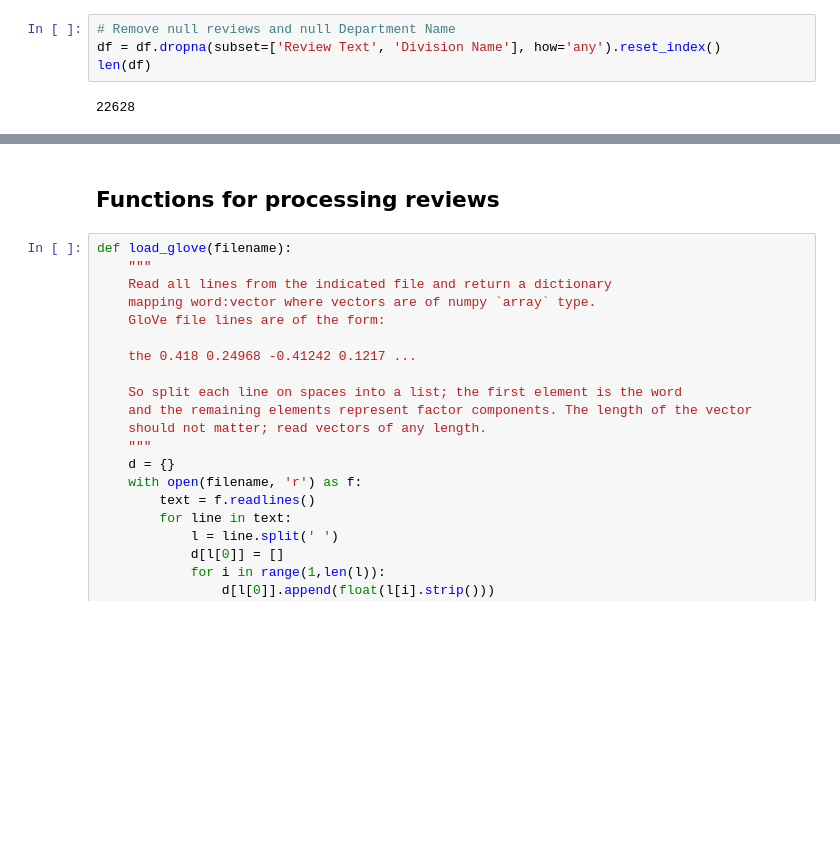
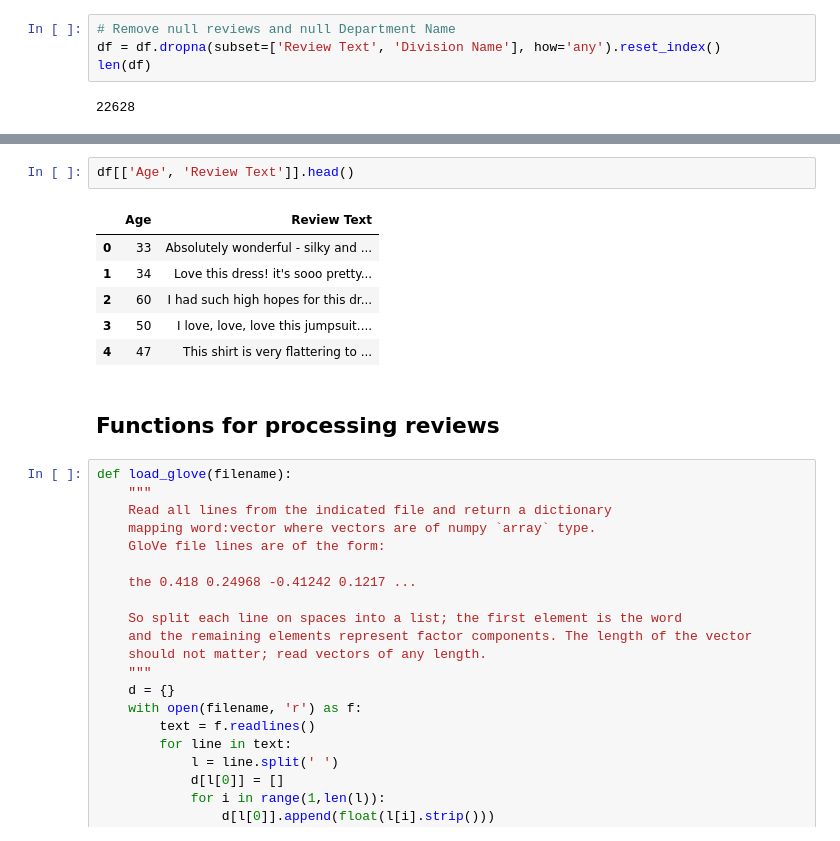
Before and after one commit to deenajohn/nlp-ecommerce-clothing-reviews, a Jupyter notebook: Classification_code.ipynb, the cells around one changed output, grey strips where cells are left out. Cells and saved outputs as stored; diff of their text form; blank space fills up the shorter version.

```diff
--- a/Classification_code.ipynb
+++ b/Classification_code.ipynb
@@ -54,3 +107,12 @@ len(df)
+# %%
+df[['Age', 'Review Text']].head()
+# %% [output]
+|  | Age | Review Text |
+| 0 | 33 | Absolutely wonderful - silky and ... |
+| 1 | 34 | Love this dress! it's sooo pretty... |
+| 2 | 60 | I had such high hopes for this dr... |
+| 3 | 50 | I love, love, love this jumpsuit.... |
+| 4 | 47 | This shirt is very flattering to ... |
 # %% [markdown]
 ## Functions for processing reviews
 # %%
```
Also changed, not shown: parts of 23 cells of this notebook, 2 other files.
